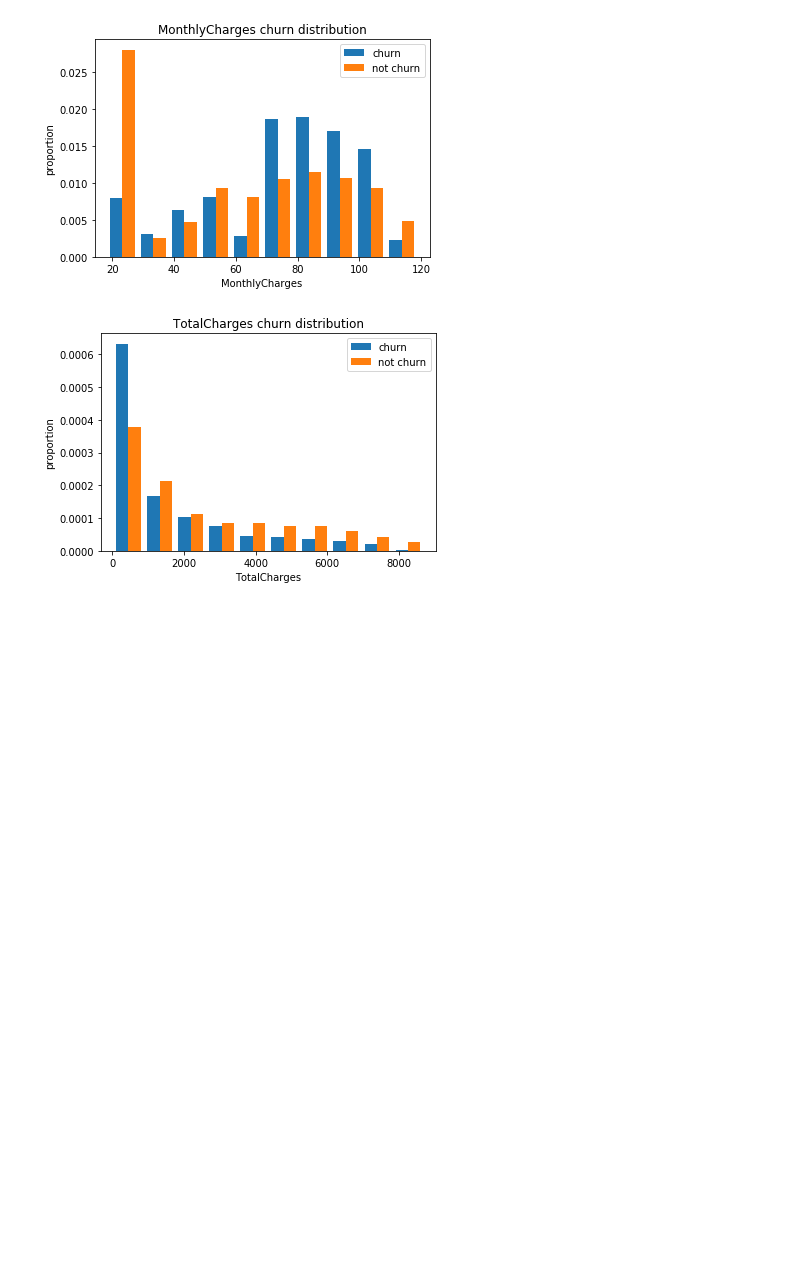
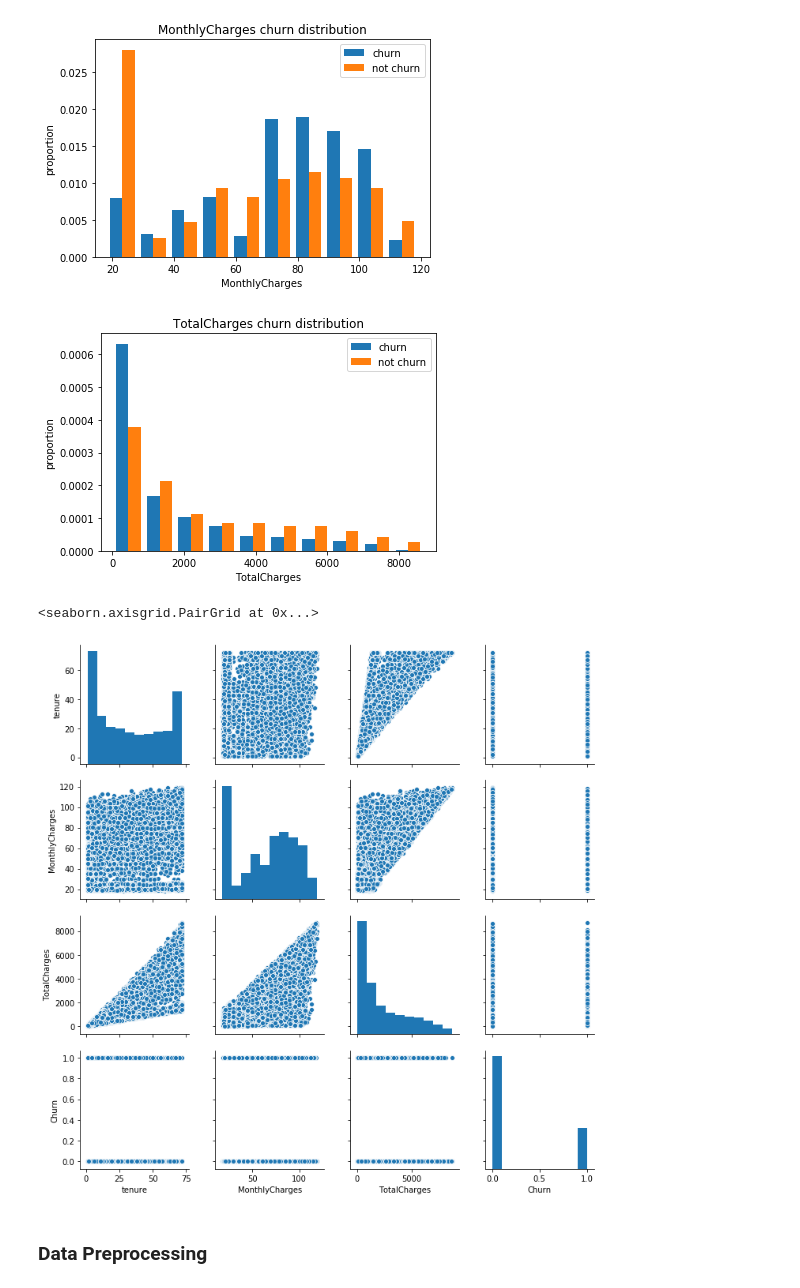
Before and after one commit to Carterbouley/Churn-prediction, a Jupyter notebook: CustomerAttrition.ipynb, the cells around one changed output. Drawn from its saved outputs; the diff is of its cells as text; code cells hidden in the pictures; blank space fills up the shorter version.

```diff
--- a/CustomerAttrition.ipynb
+++ b/CustomerAttrition.ipynb
@@ -175,3 +186,10 @@ for i in num_cols:
 [figure]
 [figure]
 [figure]
+# %%
+sns.pairplot(data = df)
+# %% [output]
+<seaborn.axisgrid.PairGrid at 0x...>
+[figure, added]
+# %% [markdown]
+### Data Preprocessing
```
Also changed, not shown: parts of 23 cells of this notebook.
